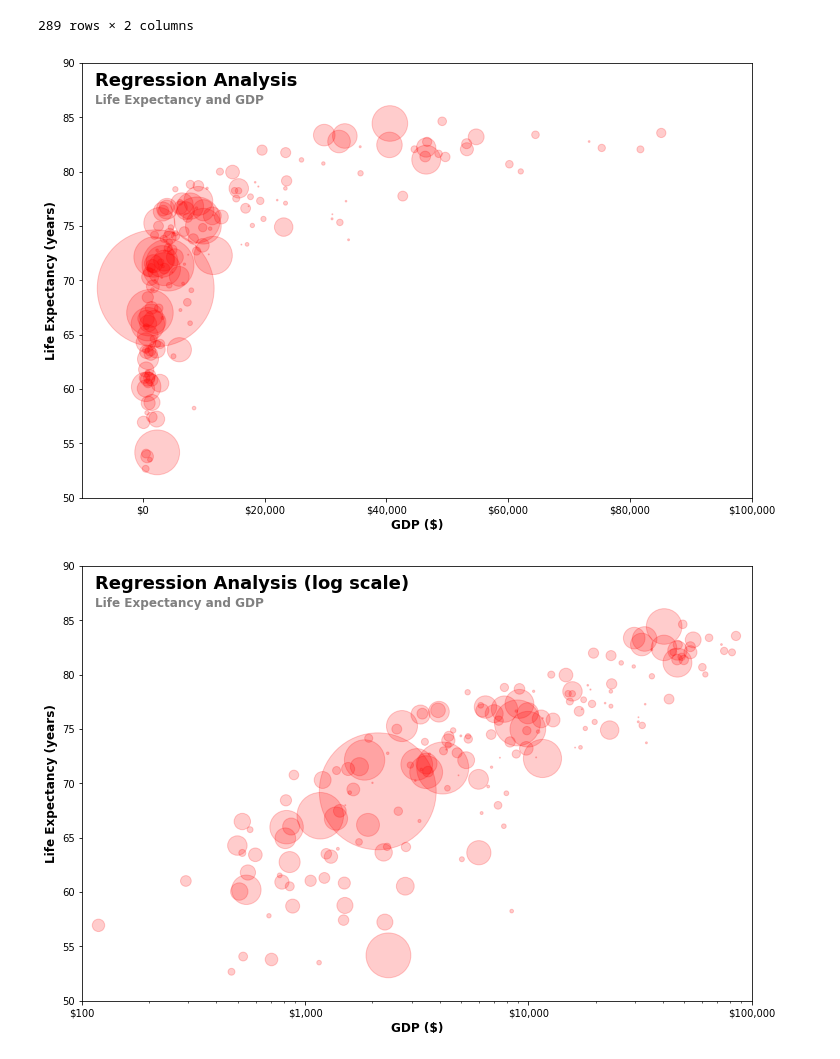
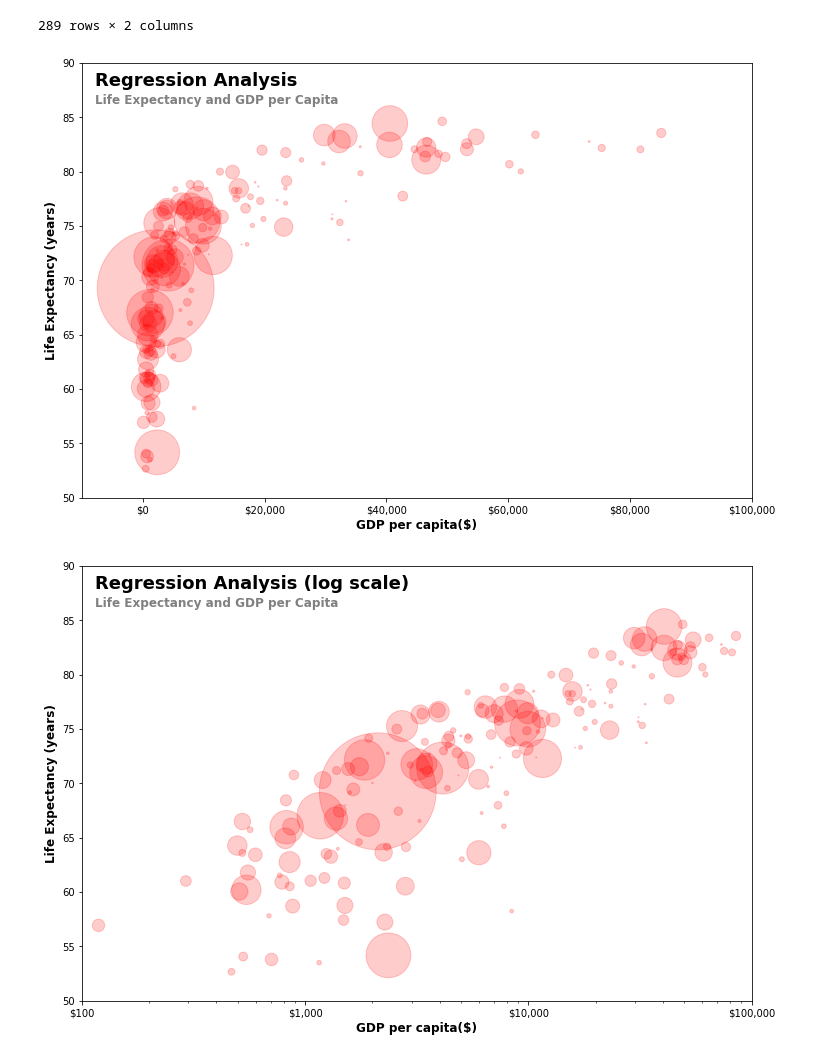
Before and after one commit to castorgit/Predictive_Analytics, a Jupyter notebook: Least_Squares/Regression_GDP_Life_expectancy.ipynb, the cells around one changed output. Saved outputs shown, nothing was run; the diff lists cells and outputs as text; code cells hidden in the pictures.

```diff
--- a/Least_Squares/Regression_GDP_Life_expectancy.ipynb
+++ b/Least_Squares/Regression_GDP_Life_expectancy.ipynb
@@ -72,37 +72,37 @@ df_merged = df_merged.dropna()
 # %%
 # figure standard scale
 fig, ax = plt.subplots(1, 1, figsize=(12,8))
-ax.set_xlabel("GDP ($)",fontsize=12, fontweight='bold')
+ax.set_xlabel("GDP per capita($)",fontsize=12, fontweight='bold')
 ax.set_ylabel("Life Expectancy (years)",color="black",fontsize=12, fontweight='bold')
 
 tics = df_merged['GDP'].values.tolist()
 
 v_size = df_merged['Population']/100
 
 ax.set_ylim([50,90])
 ax.set_xlim([-10000,100000])
 fmt = lambda x, pos: '${:,.0f}'.format((x), pos)
 ax.xaxis.set_major_formatter(ticker.FuncFormatter(fmt))
 
 ax.yaxis.set_major_formatter(ticker.FormatStrFormatter('%.0f'))
 
 ax.scatter(df_merged['GDP'], df_merged['Life_Expectancy'], s=v_size, alpha=0.2,
           c = 'red')
 #           c = [color_scale[r] for r in df[grouping]], ..
 
 
 
 plt.figtext(0.14, 0.84, "Regression Analysis", fontsize=18, fontweight='bold')
-plt.figtext(0.14, 0.81, "Life Expectancy and GDP", fontsize=12, color='grey',fontweight='bold')
+plt.figtext(0.14, 0.81, "Life Expectancy and GDP per Capita", fontsize=12, color='grey',fontweight='bold')
 
 plt.savefig('Regression.jpg')
 plt.show()
 # %% [output]
-[figure, old version]
+[figure, new version]
 # %%
 # figure log scale
 fig, ax = plt.subplots(1, 1, figsize=(12,8))
-ax.set_xlabel("GDP ($)",fontsize=12, fontweight='bold')
+ax.set_xlabel("GDP per capita($)",fontsize=12, fontweight='bold')
 ax.set_ylabel("Life Expectancy (years)",color="black",fontsize=12, fontweight='bold')
 
 tics = df_merged['GDP'].values.tolist()
@@ -121,12 +121,12 @@ ax.scatter(df_merged['GDP'], df_merged['Life_Expectancy'], s=v_size, alpha=0.2,
           c = 'red')
 
 plt.figtext(0.14, 0.84, "Regression Analysis (log scale)", fontsize=18, fontweight='bold')
-plt.figtext(0.14, 0.81, "Life Expectancy and GDP", fontsize=12, color='grey',fontweight='bold')
+plt.figtext(0.14, 0.81, "Life Expectancy and GDP per Capita", fontsize=12, color='grey',fontweight='bold')
 
 plt.savefig('Regression_log.jpg')
 plt.show()
 # %% [output]
-[figure, old version]
+[figure, new version]
 # %%
 # figure log scale by transformation of data
 df_merged['log'] = np.log10(df_merged['GDP'])
```
Also changed, not shown: parts of 3 cells of this notebook.
